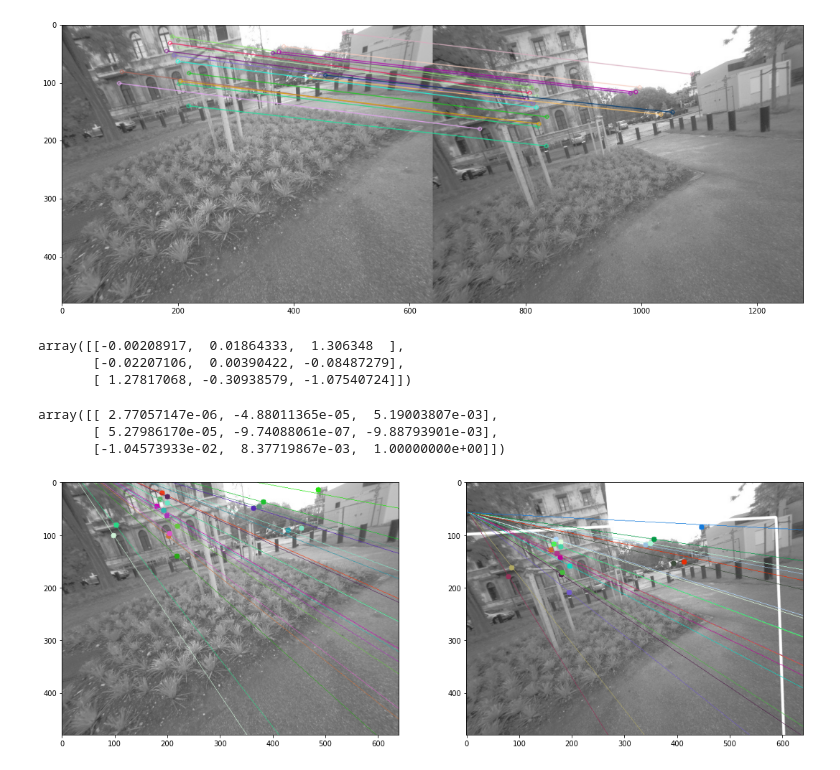
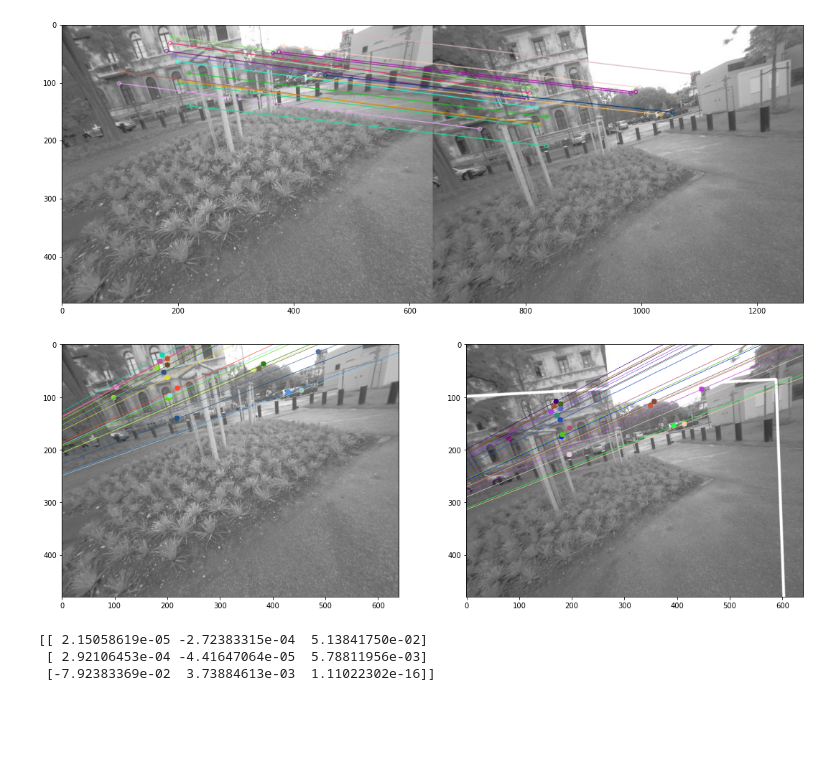
Before and after one commit to fpsawicki/02504-Computer-Vision, a Jupyter notebook: slam/slam_notebook.ipynb, the cells around one changed output. Drawn from its saved outputs; the diff is of its cells as text; code cells hidden in the pictures; blank space fills up the shorter version.

Commit message:
modified camera matrix, modified code for triangulation and epilines

```diff
--- a/slam/slam_notebook.ipynb
+++ b/slam/slam_notebook.ipynb
@@ -11,9 +11,14 @@ images = [cv2.imread(str(img), cv2.IMREAD_GRAYSCALE) for img in images]
 # %%
 import config
 # %%
+fx = config.CAMERA_CALIBRATION[0]
+fy = config.CAMERA_CALIBRATION[1]
+cx = config.CAMERA_CALIBRATION[2]
+cy = config.CAMERA_CALIBRATION[3]
+
 camera_matrix = np.array(
-    [[config.CAMERA_CALIBRATION[0], 0, config.CAMERA_CALIBRATION[2]],
-    [0, config.CAMERA_CALIBRATION[1], config.CAMERA_CALIBRATION[3]],
+    [[fx, 0, cx],
+    [0, fy, cy],
     [0, 0, 1]]
 )
 # %%
@@ -131,7 +134,7 @@ def find_projection_matrix(camera_matrix, src_pts, dst_pts, rot1, rot2, trans, c
     return solutions[0]
 # %%
 # Essential matrix
-E, mask = cv2.findEssentialMat(src_pts, dst_pts, camera_matrix, cv2.RANSAC, 0.9)
+E, mask = cv2.findEssentialMat(src_pts, dst_pts, camera_matrix, cv2.RANSAC, 0.5)
 # %%
 rot1, rot2, trans = cv2.decomposeEssentialMat(E)
 solution = find_projection_matrix(camera_matrix, src_pts, dst_pts, rot1, rot2, trans, choices=2)
@@ -154,15 +155,5 @@ F2, mask = cv2.findFundamentalMat(src_pts, dst_pts, cv2.FM_LMEDS)
-# %%
-F
-# %% [output]
-array([[-0.00208917,  0.01864333,  1.306348  ],
-       [-0.02207106,  0.00390422, -0.08487279],
-       [ 1.27817068, -0.30938579, -1.07540724]])
-# %%
-F2
-# %% [output]
-array([[ 2.77057147e-06, -4.88011365e-05,  5.19003807e-03],
-       [ 5.27986170e-05, -9.74088061e-07, -9.88793901e-03],
-       [-1.04573933e-02,  8.37719867e-03,  1.00000000e+00]])
+# %%
+F = F / F[-1, -1]
 # %%
 def drawlines(img1, img2, lines, pts1, pts2):
     ''' img1 - image on which we draw the epilines for the points in img2
@@ -179,22 +170,22 @@ def drawlines(img1, img2, lines, pts1, pts2):
         img2 = cv2.circle(img2, tuple(pt2[0]), 5, color, -1)
     return img1,img2
 # %%
-lines1 = cv2.computeCorrespondEpilines(dst_pts.reshape(-1,1,2), 2, F)
+lines1 = cv2.computeCorrespondEpilines(dst_pts, 2, F)
 lines1 = lines1.reshape(-1,3)
 img5, img6 = drawlines(img1, img2, lines1, src_pts, dst_pts)
 # Find epilines corresponding to points in left image (first image) and
 # drawing its lines on right image
-lines2 = cv2.computeCorrespondEpilines(src_pts.reshape(-1,1,2), 1, F)
+lines2 = cv2.computeCorrespondEpilines(src_pts, 1, F)
 lines2 = lines2.reshape(-1,3)
 img3, img4 = drawlines(img2, img1, lines2, dst_pts, src_pts)
 
 fig, ax = plt.subplots(1, 2)
 ax[0].imshow(img5)
 ax[1].imshow(img3)
 fig.set_size_inches(18.5, 10.5, forward=True)
 plt.show()
 # %% [output]
-[figure, old version]
+[figure, new version]
 # %%
 # show where 3d points are and where camera is
 # try other images
@@ -200,0 +219,14 @@ plt.show()
+# %%
+E, mask = cv2.findEssentialMat(pts1, pts2, camera_matrix, cv2.RANSAC, 0.5)
+pinv_camera_t = np.linalg.inv(camera_matrix.T)
+pinv_camera = np.linalg.inv(camera_matrix)
+x = np.dot(pinv_camera_t, E)
+F = np.dot(x, pinv_camera)
+F = F / F[-1, -1]
+F2, mask = cv2.findFundamentalMat(pts1,pts2,cv2.FM_LMEDS)
+
+print(F - F2)
+# %% [output]
+[[ 2.15058619e-05 -2.72383315e-04  5.13841750e-02]
+ [ 2.92106453e-04 -4.41647064e-05  5.78811956e-03]
+ [-7.92383369e-02  3.73884613e-03  1.11022302e-16]]
```
Also changed, not shown: parts of 10 cells of this notebook, 1 other file.
